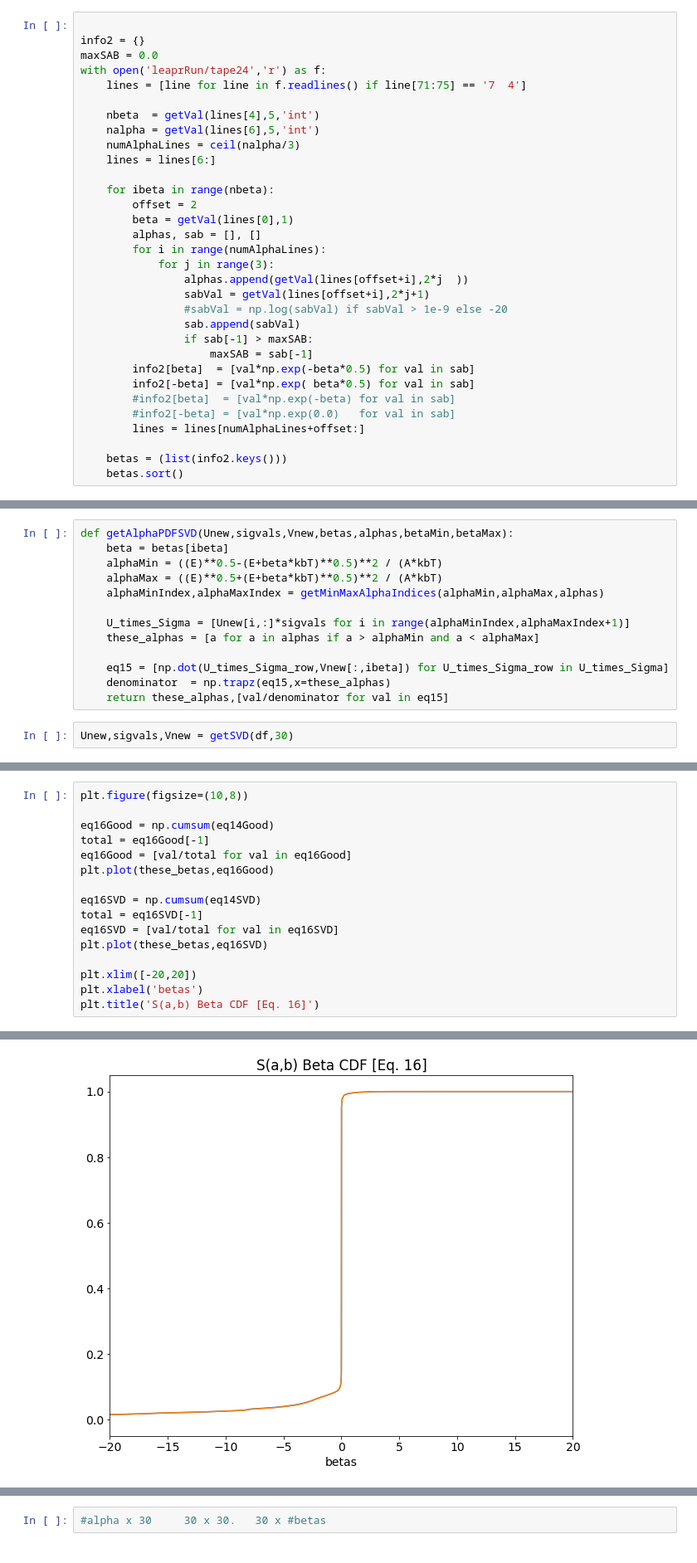
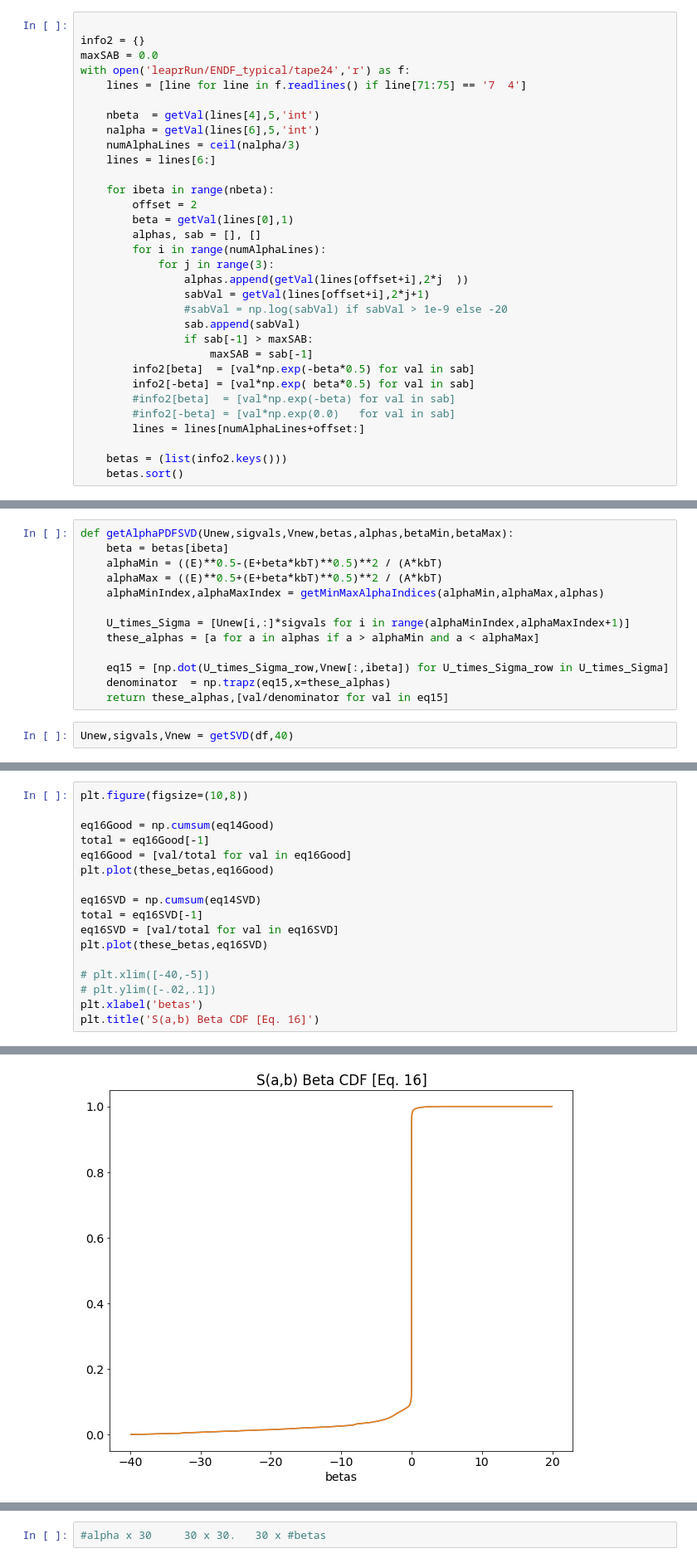
Before and after one commit to ameliajo/cats, a Jupyter notebook: CDFs/h2o/CDF-With-SVD.ipynb, the cells around one changed output, grey strips where cells are left out. Shown: that part at 83% size. Drawn from its saved outputs; the diff is of its cells as text.

```diff
--- a/CDFs/h2o/CDF-With-SVD.ipynb
+++ b/CDFs/h2o/CDF-With-SVD.ipynb
@@ -12,7 +12,7 @@ import matplotlib
 
 info2 = {}
 maxSAB = 0.0
-with open('leaprRun/tape24','r') as f:
+with open('leaprRun/ENDF_typical/tape24','r') as f:
     lines = [line for line in f.readlines() if line[71:75] == '7  4']
 
     nbeta  = getVal(lines[4],5,'int')
@@ -146,4 +147,4 @@ def getAlphaPDFSVD(Unew,sigvals,Vnew,betas,alphas,betaMin,betaMax):
     denominator  = np.trapz(eq15,x=these_alphas)
     return these_alphas,[val/denominator for val in eq15]
 # %%
-Unew,sigvals,Vnew = getSVD(df,30)
+Unew,sigvals,Vnew = getSVD(df,40)
@@ -167,22 +170,23 @@ Text(0.5, 1.0, 'S(a,b) Beta PDF [Eq. 14]')
 # %%
 plt.figure(figsize=(10,8))
 
 eq16Good = np.cumsum(eq14Good)
 total = eq16Good[-1]
 eq16Good = [val/total for val in eq16Good]
 plt.plot(these_betas,eq16Good)
 
 eq16SVD = np.cumsum(eq14SVD)
 total = eq16SVD[-1]
 eq16SVD = [val/total for val in eq16SVD]
 plt.plot(these_betas,eq16SVD)
 
-plt.xlim([-20,20])
+# plt.xlim([-40,-5])
+# plt.ylim([-.02,.1])
 plt.xlabel('betas')
 plt.title('S(a,b) Beta CDF [Eq. 16]')
 # %% [output]
 Text(0.5, 1.0, 'S(a,b) Beta CDF [Eq. 16]')
-[figure, old version]
+[figure, new version]
 # %%
 plt.figure(figsize=(8,6))
 colors = ['r','b','g']
```
Also changed, not shown: parts of 13 cells of this notebook, 7 other files.
